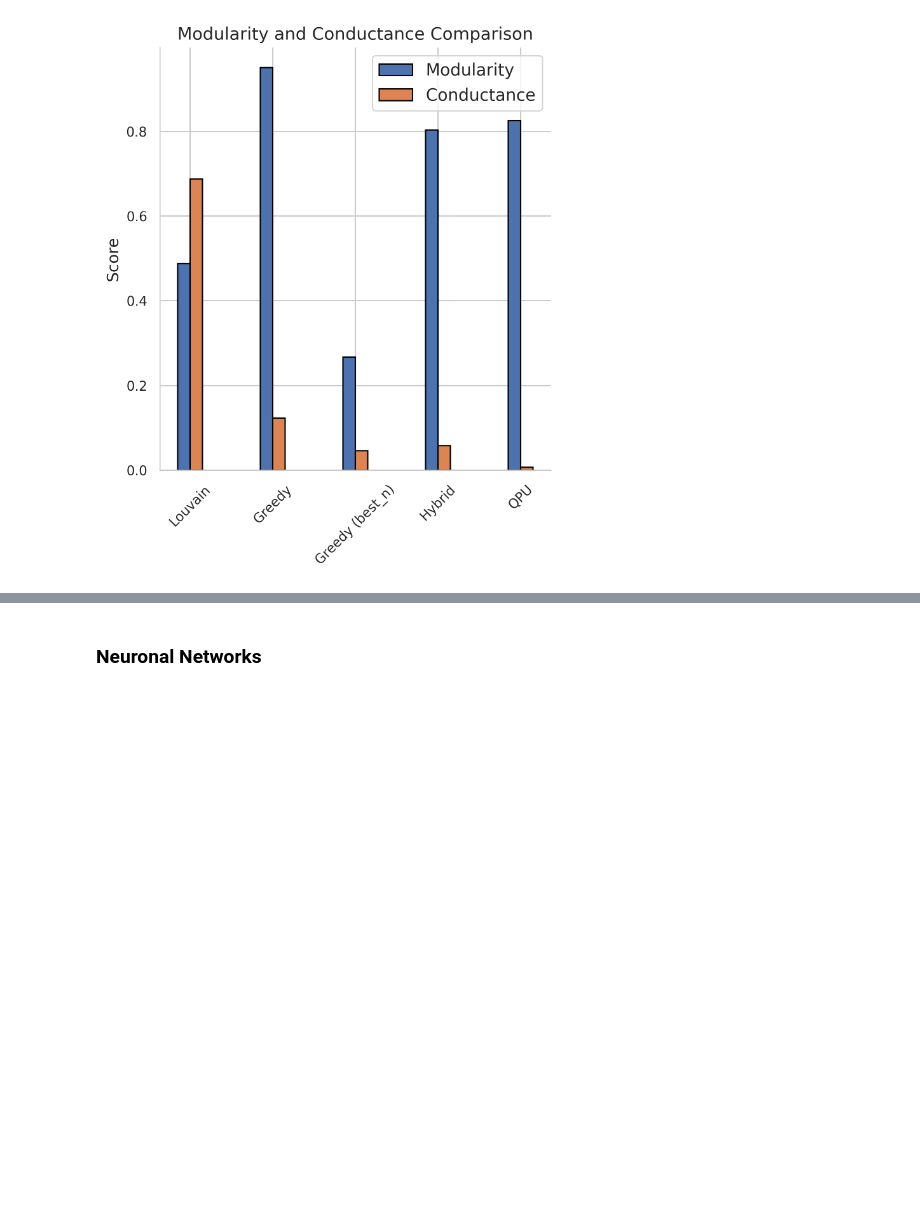
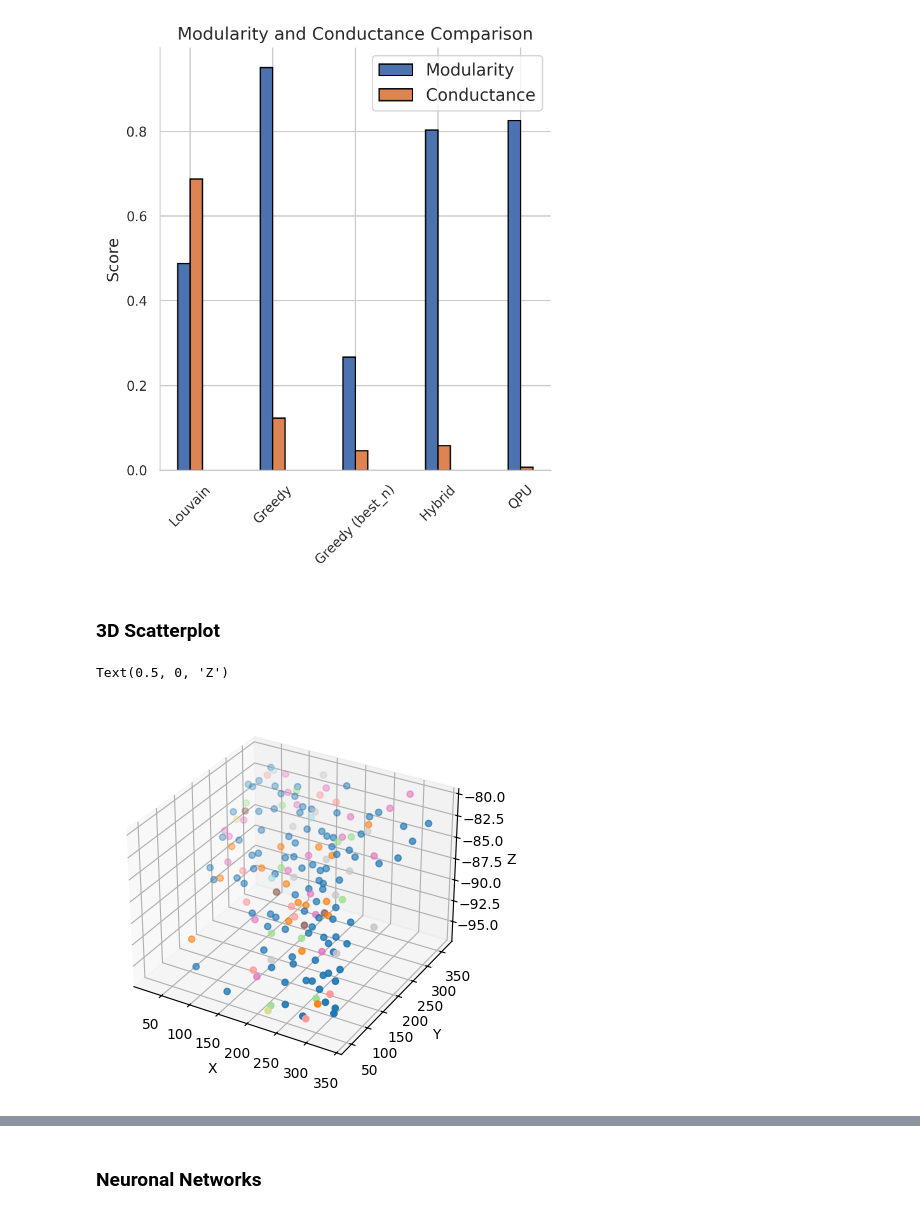
Before and after one commit to c-carolinel/jc, a Jupyter notebook: 5_comparison_figures.ipynb, the cells around one changed output, grey strips where cells are left out. Drawn from its saved outputs; the diff is of its cells as text; code cells hidden in the pictures; blank space fills up the shorter version.

Commit message:
3d scatterplot

```diff
--- a/5_comparison_figures.ipynb
+++ b/5_comparison_figures.ipynb
@@ -20,5 +21,5 @@ Output directory: /Users/yanyan/Documents/coding files/senior_research/figures
 # %%
-# load partition files
+# Load partition files
 partition_names = ['louvain', 'greedy', 'greedy_bestn', 'hybrid_optimized', 'qpu_optimized']
 method_labels   = ['Louvain', 'Greedy', 'Greedy (best_n)', 'Hybrid', 'QPU']
 
@@ -32,7 +33,7 @@ for name, label in zip(partition_names, method_labels):
     else:
         print(f'WARNING: {path} not found')
 
-# load graph and adjacency matrix
+# Load graph and adjacency matrix
 G = nx.read_graphml('neuronal_graphs/neurons10.graphml')
 G.remove_nodes_from(list(nx.isolates(G)))
 G_undirected = G.to_undirected()
@@ -40,6 +41,9 @@ G_undirected.remove_edges_from(nx.selfloop_edges(G_undirected))
 A = nx.adjacency_matrix(G_undirected, weight=None).toarray().astype(float)
 N = G_undirected.number_of_nodes()
 print(f'Graph: {N} nodes, {G_undirected.number_of_edges()} edges')
+
+# Load location data
+locations = pd.read_csv('neuron_locations.csv', header=None, names=['x', 'y', 'z'])
 # %% [output]
 Loaded Louvain: 52 communities
 Loaded Greedy: 29 communities
@@ -167,3 +171,53 @@ findfont: Font family 'Serif' not found.
 findfont: Font family 'Serif' not found.
 findfont: Font family 'Serif' not found.
 [figure]
+# %% [markdown]
+### 3D Scatterplot
+# %%
+# List of non-pruned neurons
+neurons = ["3","5","6","7","10","12","13","14","15","17","19",
+           "21","26","27",
+           "30","32","33","34","35","36","37",
+           "41","42","43","45","47","48",
+           "50","51","52","57","58",
+           "61","66",
+           "70","72","76",
+           "84","85","87","88",
+           "90","93","94","95","97","99",
+           "102","104","106",
+           "111","113","114","115","118",
+           "120","126","128",
+           "133","139",
+           "140","142","144","148","149",
+           "150","153","154","156","158",
+           "163","164","165","166","167","168","169"]
+
+# Read the file content as a string
+partition_json = Path('partitions/partition_qpu_optimized.json')
+jsonStr = partition_json.read_text()
+partition = np.array(json.loads(jsonStr))
+
+# Adding pruned neurons to partition
+communities = np.zeros(172)
+
+for p in range(len(partition)):
+    idx = int(neurons[p])
+    communities[idx] = partition[p] + 1
+
+# Grey out pruned neurons
+num_colors = int(np.max(communities))
+cmap = plt.colormaps.get_cmap('tab20')
+cmap.set_under(color='lightgrey')  # Set color for pruned neurons (0)
+
+fig = plt.figure()
+ax = fig.add_subplot(projection='3d')
+
+ax.scatter(locations['x'], locations['y'], locations['z'], c=communities, cmap=cmap, marker='o')
+
+ax.set_xlabel('X')
+ax.set_ylabel('Y')
+ax.set_zlabel('Z')
+# plt.savefig(OUT / 'fig2_3d_scatter_{}.png', bbox_inches='tight')
+# %% [output]
+Text(0.5, 0, 'Z')
+[figure, added]
```
Also changed, not shown: parts of 2 cells of this notebook, 2 other files.
